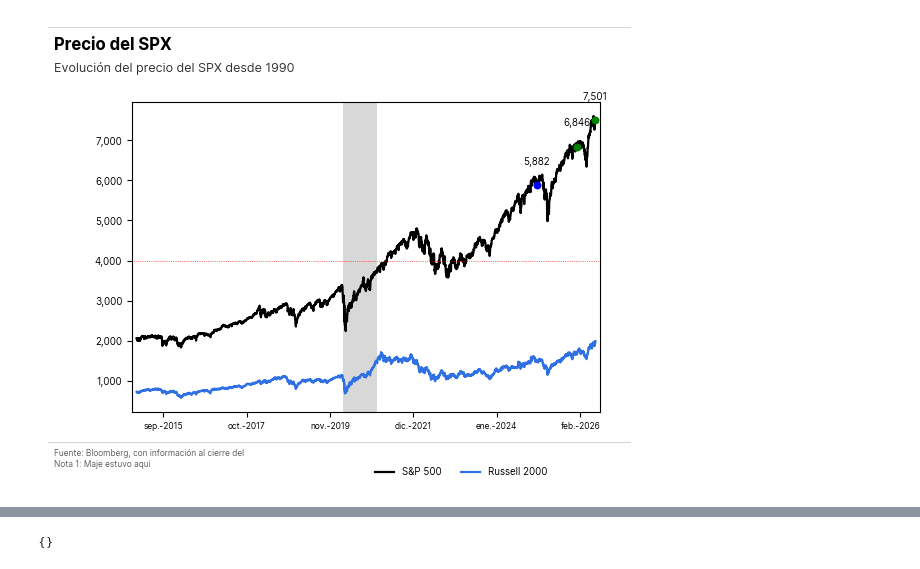
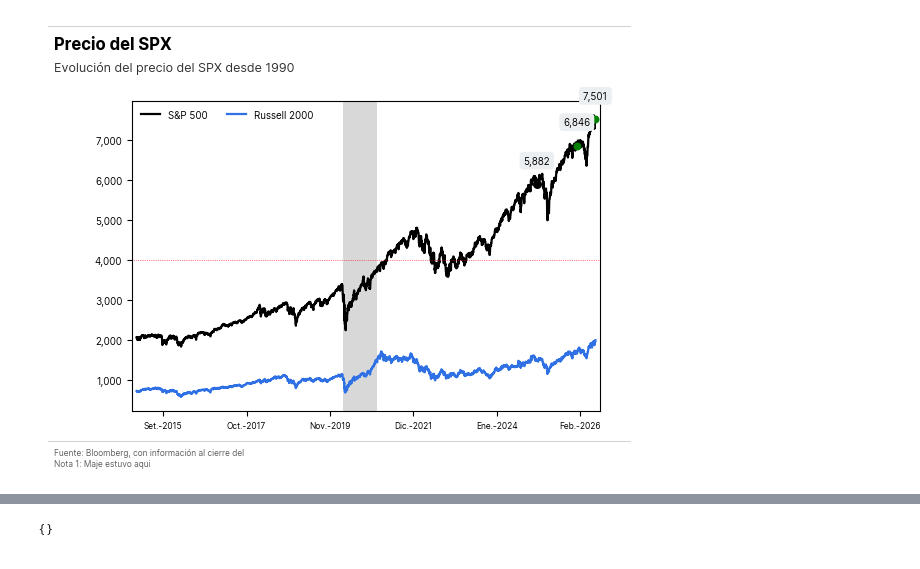
Before and after one commit to jc-ocampob/helpers_ps, a Jupyter notebook: Pruebas.ipynb, the cells around one changed output, grey strips where cells are left out. Drawn from its saved outputs; the diff is of its cells as text; code cells hidden in the pictures.

```diff
--- a/Pruebas.ipynb
+++ b/Pruebas.ipynb
@@ -89,7 +51,11 @@ data_indices_i
+# %%
+hp.set_graph_theme(
+    locale_name="Spanish_Peru.1252"
+)
 # %%
 graficos_lamina1 = {}
 # %%
-graph = Graph_mtplt(dataframe = data_indices_i)
+graph = hp.Graph(dataframe = data_indices_i)
 graph.graph_line(
     tickers = "all",
     labels = ["S&P 500", "Russell 2000"],
@@ -97,7 +63,9 @@ graph.graph_line(
         title="Precio del SPX",
         subtitle="Evolución del precio del SPX desde 1990"
     ),
-    source = [f"Fuente: Bloomberg, con información al cierre del","Nota 1: Maje estuvo aqui"],
+    source = dict(
+        text=[f"Fuente: Bloomberg, con información al cierre del","Nota 1: Maje estuvo aqui"]
+    ),
     colors = ["black"],
     x_axis=dict(
         tick_step=25,
@@ -105,36 +73,36 @@ graph.graph_line(
         fmt="%b-%Y",
         lim = ("2015-01-01", None),
         fontsize=6
         ),
     tag_dot={
         "1": dict(
             ticker="PX_LAST-SPX INDEX",
             x_values = ["last", pd.Timestamp("2025-12-31")],
             template = "{y_value:,.0f}",
             show="dot_tag",
-            dot_color="green",
-            dot_size = 22,
+            dot=dict(
+                color="green",
+                size = 22,
+            )
+
         ),
         "2": dict(
             ticker="PX_LAST-SPX INDEX",
             x_values = [pd.Timestamp("2024-12-31")],
             template = "{y_value:,.0f}",
             show="dot_tag",
-            dot_color="blue",
-            font_color="black",
-            dot_size = 22,
         ),
     },
     legend = dict(
         show = True,
     ),
     hlines=dict(
         y_values=[4000],
         linestyle=":",
         color="red"
     )
 )
 graph.add_recesiones(country="Peru")
 #graph.save(graficos_lamina1, name="Precio_SPX")
 # %% [output]
-[figure, old version]
+[figure, new version]
```
Also changed, not shown: parts of 7 cells of this notebook, 24 other files.
